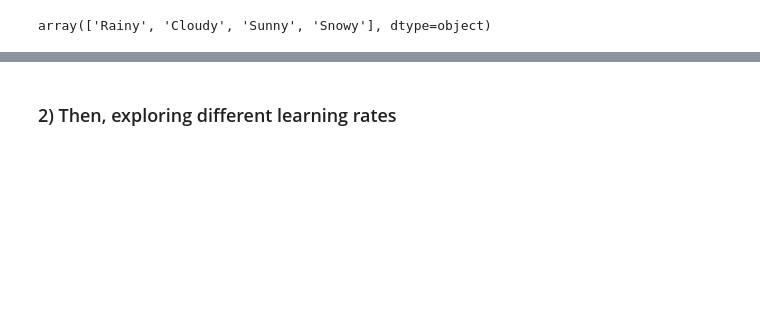
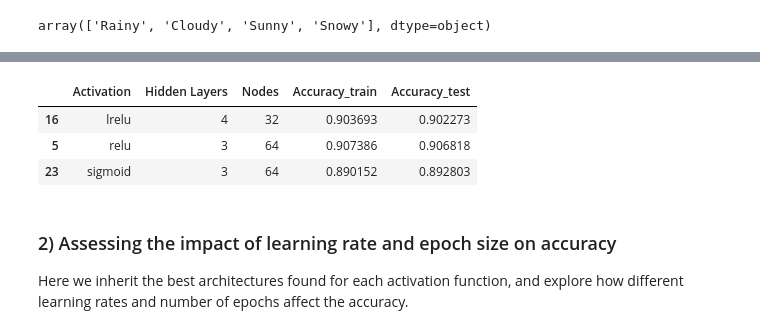
Before and after one commit to kjes4pres/Project_3_FYSSTK, a Jupyter notebook: Code/main/kjersti.ipynb, the cells around one changed output, grey strips where cells are left out. Saved outputs shown, nothing was run; the diff lists cells and outputs as text; code cells hidden in the pictures; blank space fills up the shorter version.

```diff
--- a/Code/main/kjersti.ipynb
+++ b/Code/main/kjersti.ipynb
@@ -135,28 +134,22 @@ for activation in activations:
     for hidden in num_hidden_layers:
         for nodes in num_of_nodes:
 
+            # Make a model for a given set of hyperparameters
             model = WeatherNN(input_dim=input_dim, hidden_dim=nodes, num_hidden_layers=hidden, output_dim=num_classes, activation=activation)
-            cost_function = nn.CrossEntropyLoss()
 
-            for epoch in range(epochs):
-                for X, y in train_loader:
-                    training_loss = model.train(X, y, learning_rate)
+            # Train the model
+            training_model = model.train_model(train_loader, learning_rate, epochs)
 
-            correct = 0
-            total = 0
-            for X, y in test_loader:
-                output = model.pred(X)
-                test_pred = torch.argmax(output, dim=1)
-                correct += (test_pred == y).sum().item()
-                total += y.size(0)
+            # Evalute accuracy of model
+            accuracy_train = model.evaluate(train_loader)
+            accuracy_test  = model.evaluate(test_loader)
 
-            accuracy = correct / total
-
-            print(f'Activation: {activation}, Hidden Layers: {hidden}, Nodes: {nodes}, Test Accuracy: {accuracy:.4f}')
+            print(f'Activation: {activation}, Hidden Layers: {hidden}, Nodes: {nodes}, Test Accuracy: {accuracy_test:.4f}')
 
             results.append({
                 'Activation': activation,
                 'Hidden Layers': hidden,
                 'Nodes': nodes,
-                'accuracy': accuracy})
+                'Accuracy_train': accuracy_train,
+                'Accuracy_test': accuracy_test})
 # %% [output]
@@ -197,5 +212,16 @@ for activation in activations:
+# %%
+# Fidning the best architecture per activation function
+best_torch_model_arch = results_torch_arch.loc[results_torch_arch.groupby('Activation')['Accuracy_test'].idxmax()]
+best_torch_model_arch
+# %% [output]
+|  | Activation | Hidden Layers | Nodes | Accuracy_train | Accuracy_test |
+| 16 | lrelu | 4 | 32 | 0.903693 | 0.902273 |
+| 5 | relu | 3 | 64 | 0.907386 | 0.906818 |
+| 23 | sigmoid | 3 | 64 | 0.890152 | 0.892803 |
 # %% [markdown]
-### 2) Then, exploring different learning rates
+### 2) Assessing the impact of learning rate and epoch size on accuracy
+
+Here we inherit the best architectures found for each activation function, and explore how different learning rates and number of epochs affect the accuracy.
 # %%
 learning_rates = [0.0001, 0.001, 0.01, 0.1, 0.5]
 epoch_options = [10, 50, 100]
```
Also changed, not shown: parts of 34 cells of this notebook, 3 other files.
